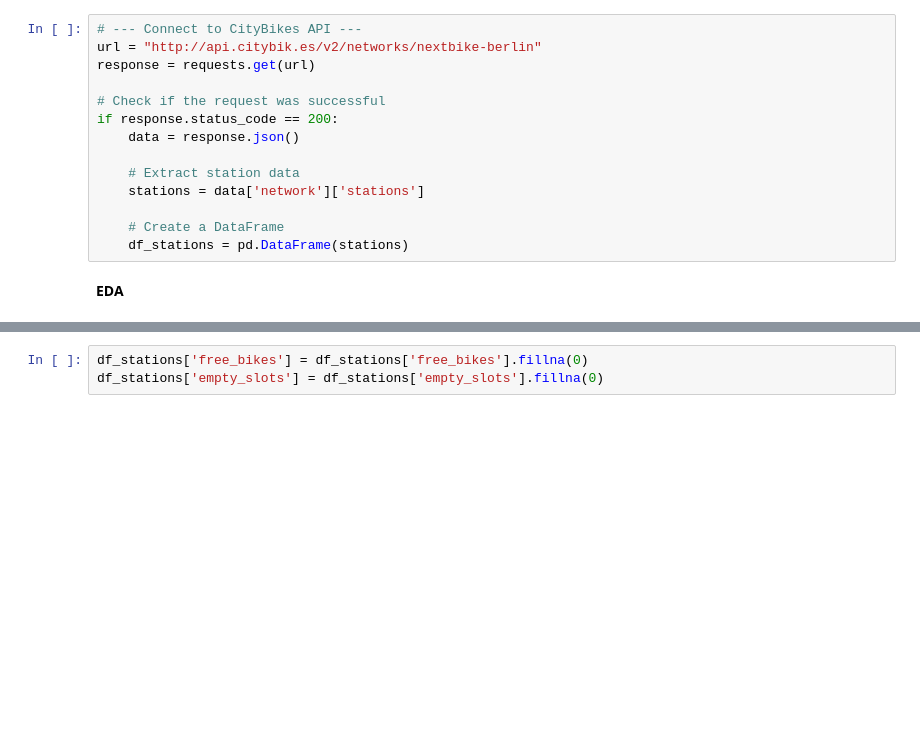
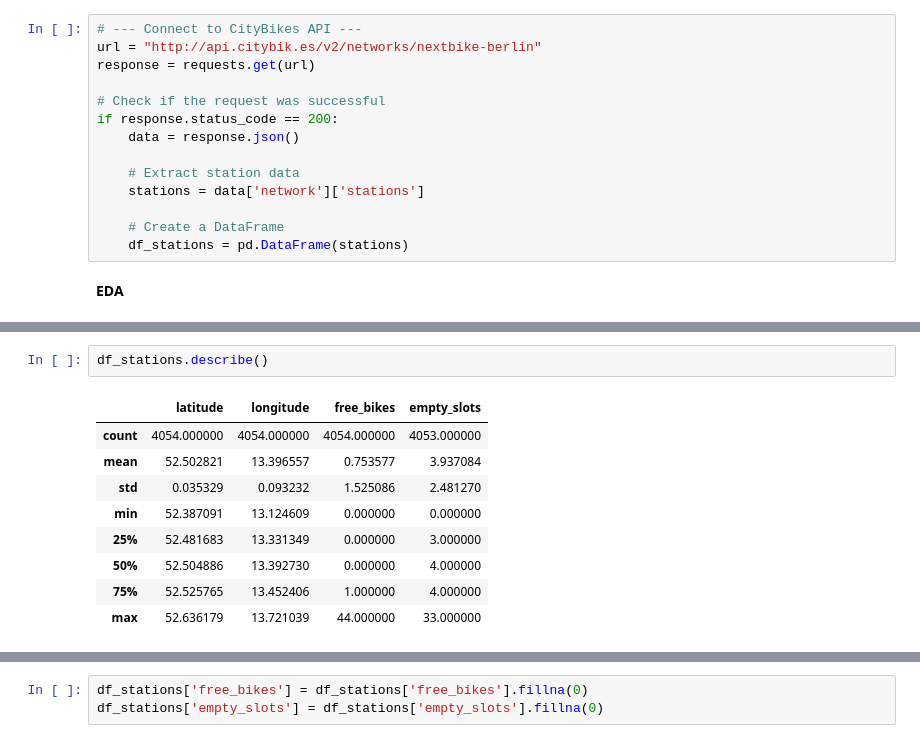
Before and after one commit to LuisaPolicarpo/Berlin-Bike-Sharing, a Jupyter notebook: Berlin_Bike_Sharing.ipynb, the cells around one changed output, grey strips where cells are left out. Drawn from its saved outputs; the diff is of its cells as text; blank space fills up the shorter version.

```diff
--- a/Berlin_Bike_Sharing.ipynb
+++ b/Berlin_Bike_Sharing.ipynb
@@ -24,0 +43,12 @@ if response.status_code == 200:
+# %%
+df_stations.describe()
+# %% [output]
+|  | latitude | longitude | free_bikes | empty_slots |
+| count | 4054.000000 | 4054.000000 | 4054.000000 | 4053.000000 |
+| mean | 52.502821 | 13.396557 | 0.753577 | 3.937084 |
+| std | 0.035329 | 0.093232 | 1.525086 | 2.481270 |
+| min | 52.387091 | 13.124609 | 0.000000 | 0.000000 |
+| 25% | 52.481683 | 13.331349 | 0.000000 | 3.000000 |
+| 50% | 52.504886 | 13.392730 | 0.000000 | 4.000000 |
+| 75% | 52.525765 | 13.452406 | 1.000000 | 4.000000 |
+| max | 52.636179 | 13.721039 | 44.000000 | 33.000000 |
```
Also changed, not shown: parts of 5 cells of this notebook.
